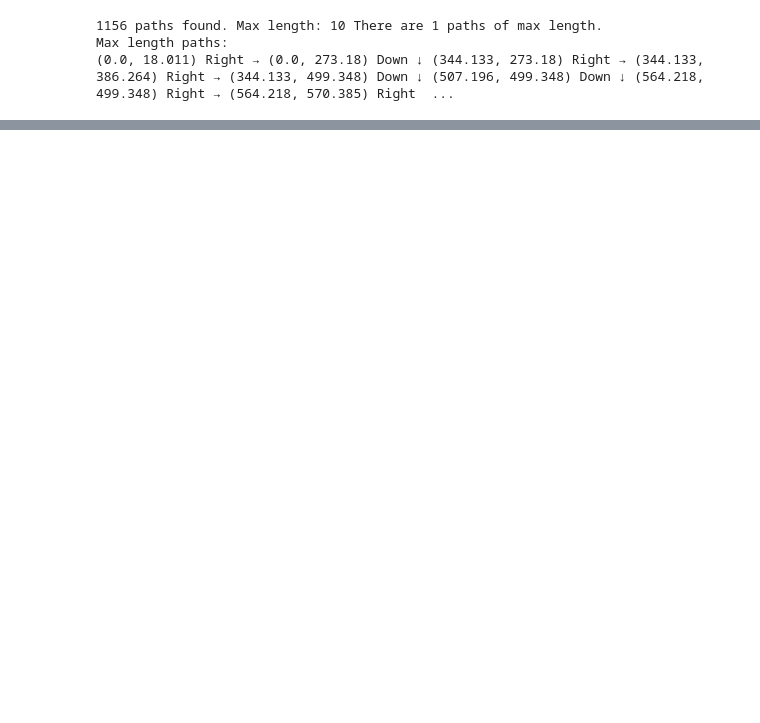
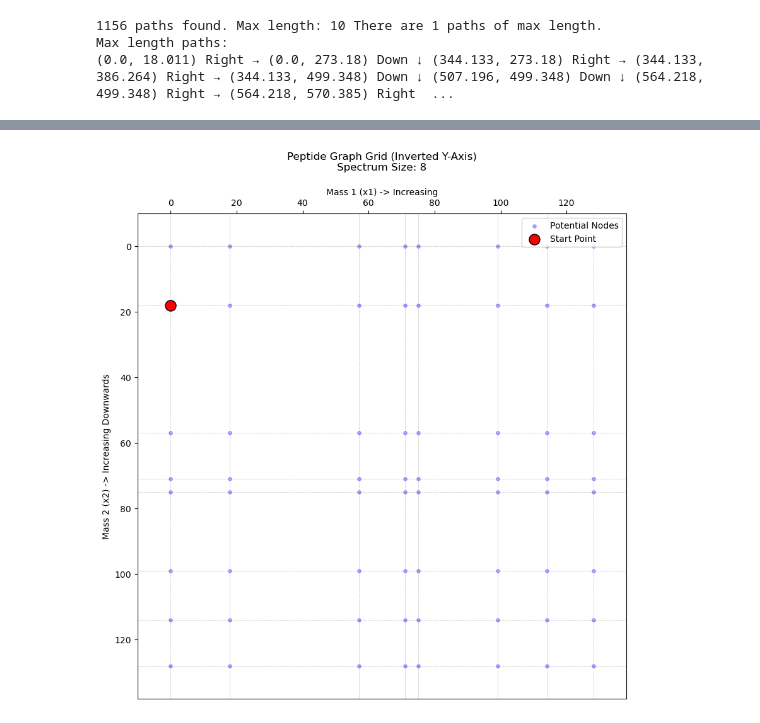
Before and after one commit to Kevinxsn/2D_spec_dict, a Jupyter notebook: anti_symmetric/notebook.ipynb, the cells around one changed output, grey strips where cells are left out. Saved outputs shown, nothing was run; the diff lists cells and outputs as text; code cells hidden in the pictures; blank space fills up the shorter version.

```diff
--- a/anti_symmetric/notebook.ipynb
+++ b/anti_symmetric/notebook.ipynb
@@ -1167,0 +1201,60 @@ the_max_length_pep
+# %%
+import matplotlib.pyplot as plt
+import numpy as np
+
+def visualize_inverted_spectrum_grid(spectrum, start_point=(0.0, 18.01)):
+    """
+    Visualizes the N x N grid formed by the spectrum array.
+    Y-axis is inverted (0 at top, max at bottom).
+    X-axis is standard (0 at left, max at right).
+    """
+    # 1. Setup
+    S = sorted(list(set(spectrum)))
+
+    # Create the figure and get current axes
+    fig, ax = plt.subplots(figsize=(10, 10))
+
+    # 2. Draw Grid Lines
+    for mass in S:
+        # Vertical lines (constant X)
+        ax.axvline(x=mass, color='gray', linestyle='--', linewidth=0.5, alpha=0.5)
+        # Horizontal lines (constant Y)
+        ax.axhline(y=mass, color='gray', linestyle='--', linewidth=0.5, alpha=0.5)
+
+    # 3. Plot Intersections (Potential Nodes)
+    X, Y = np.meshgrid(S, S)
+    # Note on 'zorder': higher number means drawn on top of lower numbers
+    ax.scatter(X, Y, s=15, c='blue', alpha=0.3, zorder=5, label='Potential Nodes')
+
+    # 4. Highlight Start Point
+    ax.scatter([start_point[0]], [start_point[1]],
+               color='red', s=150, edgecolors='black', zorder=10, label='Start Point')
+
+    # --- 5. Key Changes for Inverted View ---
+
+    # A. Define the limits with some padding so points aren't on the edge
+    pad = 10
+    ax.set_xlim(min(S) - pad, max(S) + pad)
+    ax.set_ylim(min(S) - pad, max(S) + pad)
+
+    # B. Invert the Y-axis so 0 is at the top
+    ax.invert_yaxis()
+
+    # C. Move X-axis ticks and label to the TOP for easier reading
+    ax.xaxis.tick_top()
+    ax.xaxis.set_label_position('top')
+
+    # --- Formatting ---
+    ax.set_title(f"Peptide Graph Grid (Inverted Y-Axis)\nSpectrum Size: {len(S)}", pad=20)
+    ax.set_xlabel("Mass 1 (x1) -> Increasing")
+    ax.set_ylabel("Mass 2 (x2) -> Increasing Downwards")
+    ax.legend(loc='upper right') # Move legend out of the way
+    ax.grid(False)
+
+    plt.show()
+
+# --- Example Usage ---
+dummy_spectrum = [0.0, 18.01, 57.02, 71.04, 75.03, 99.07, 114.1, 128.09]
+visualize_inverted_spectrum_grid(dummy_spectrum)
+# %% [output]
+[figure, added]
```
Also changed, not shown: parts of 8 cells of this notebook, 2 other files.
